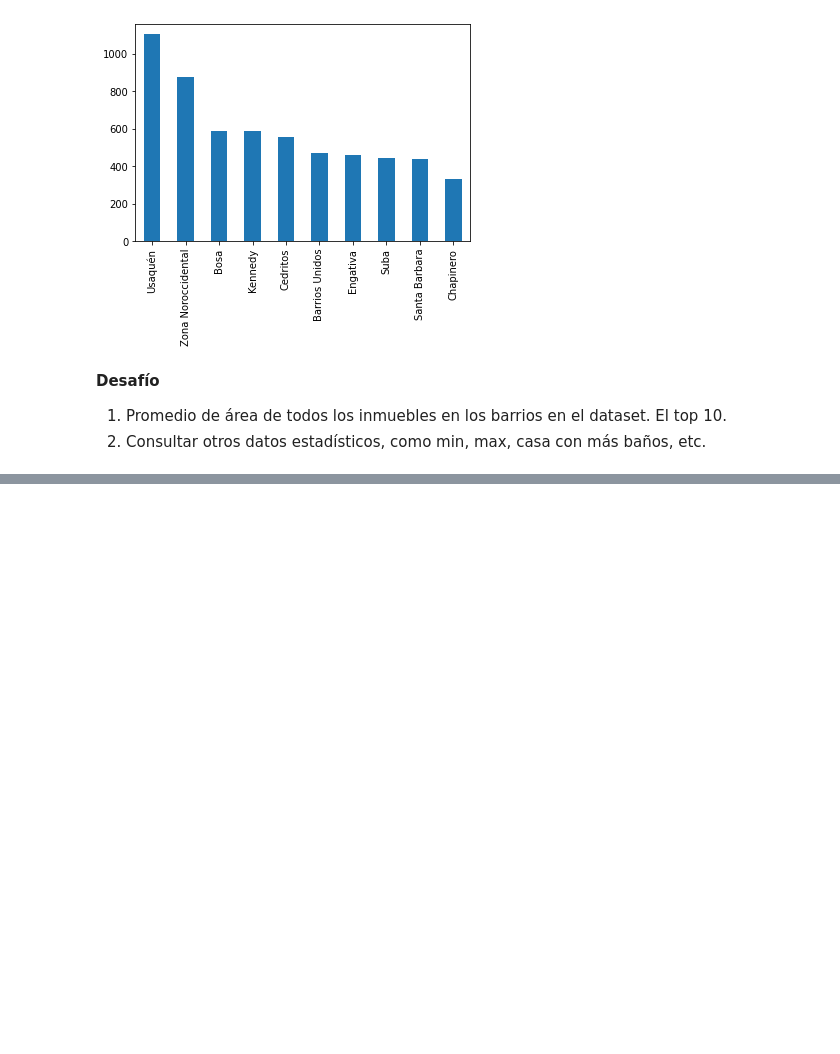
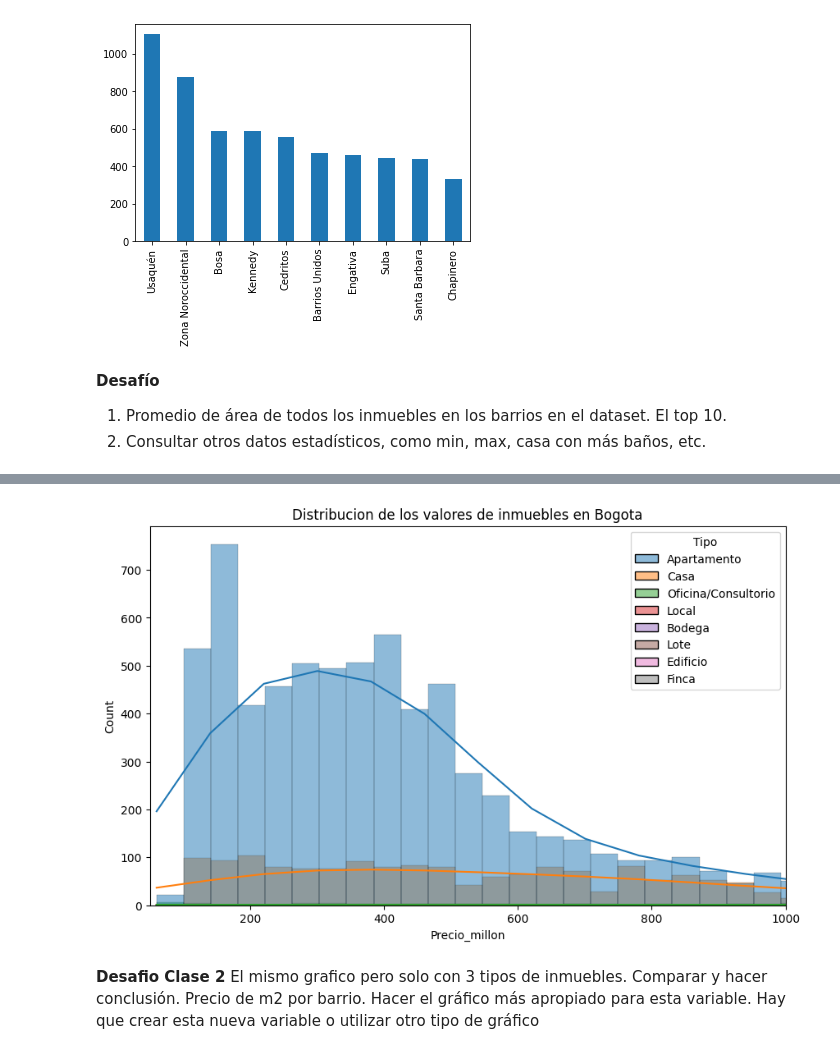
Before and after one commit to caviera/inmersion_datos, a Jupyter notebook: INMERSION_DATOS_AULA_1.ipynb, the cells around one changed output, grey strips where cells are left out. Drawn from its saved outputs; the diff is of its cells as text; code cells hidden in the pictures; blank space fills up the shorter version.

```diff
--- a/INMERSION_DATOS_AULA_1.ipynb
+++ b/INMERSION_DATOS_AULA_1.ipynb
@@ -219,0 +367,13 @@ inmuebles_barrio.head(10).plot.bar()
+# %%
+plt.figure(figsize=(10,6))
+grafica = sns.histplot(data=inmuebles, x='Precio_millon', kde=True, hue='Tipo')
+grafica.set_title('Distribucion de los valores de inmuebles en Bogota')
+plt.xlim(50,1000)
+plt.savefig('/content/drive/MyDrive/valor_inmuebles.png', format='png')
+plt.show()
+# %% [output]
+[figure, added]
+# %% [markdown]
+**Desafio Clase 2**
+El mismo grafico pero solo con 3 tipos de inmuebles. Comparar y hacer conclusión.
+Precio de m2 por barrio. Hacer el gráfico más apropiado para esta variable. Hay que crear esta nueva variable o utilizar otro tipo de gráfico
```
Also changed, not shown: parts of 20 cells of this notebook.
